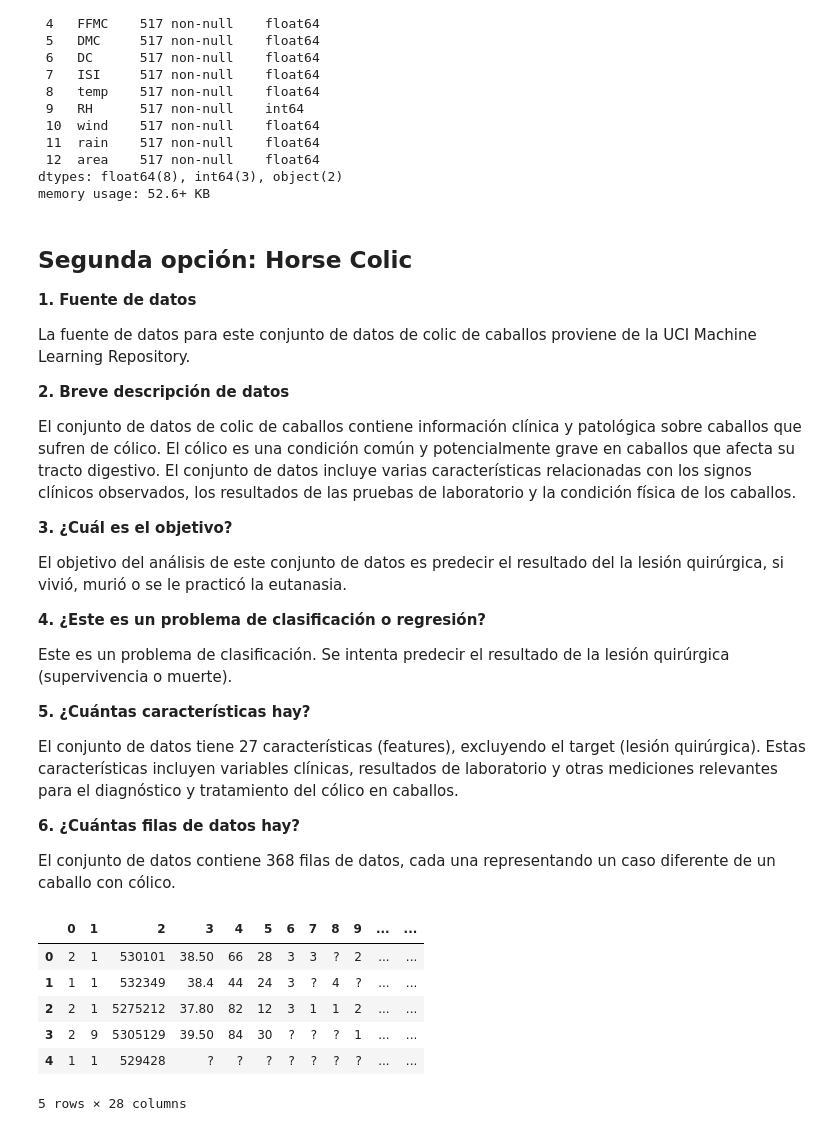
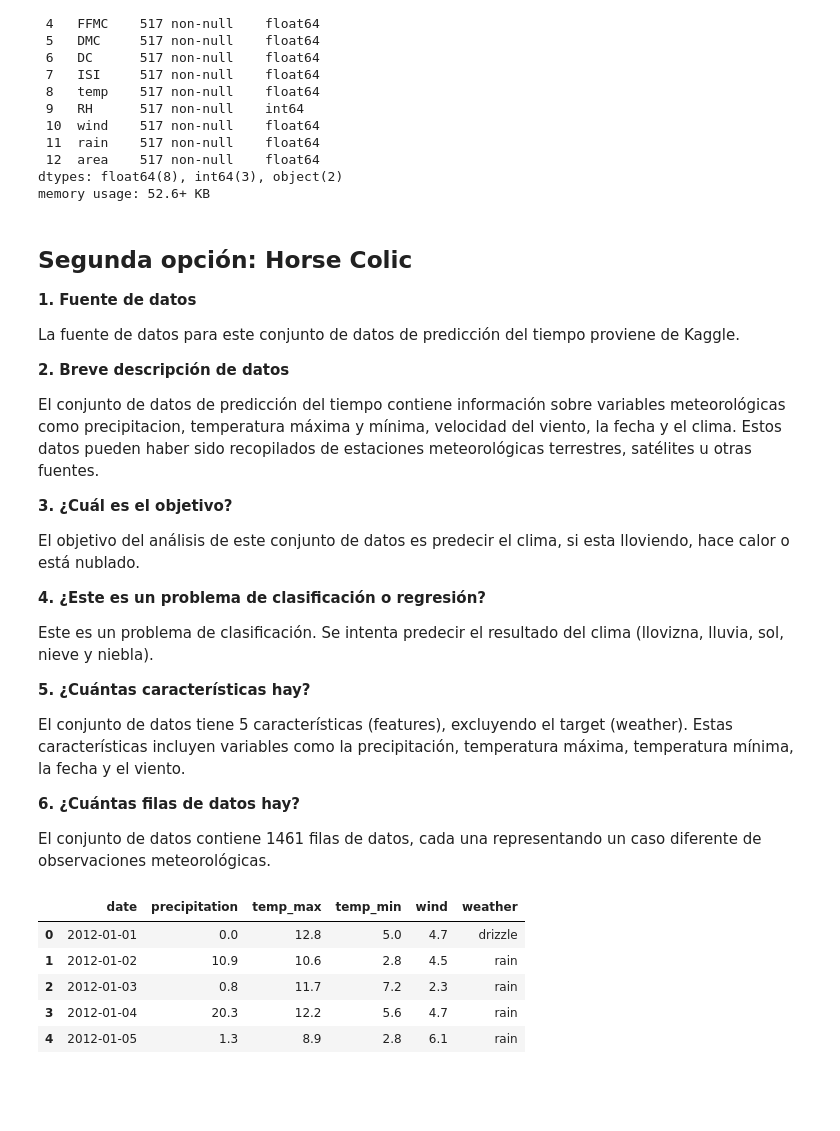
Before and after one commit to betsyvies/dry-beans, a Jupyter notebook: forest_fires.ipynb, the cells around one changed output. Drawn from its saved outputs; the diff is of its cells as text; code cells hidden in the pictures; blank space fills up the shorter version.

```diff
--- a/forest_fires.ipynb
+++ b/forest_fires.ipynb
@@ -82,38 +82,37 @@ memory usage: 52.6+ KB
 
 **1. Fuente de datos**
 
-La fuente de datos para este conjunto de datos de colic de caballos proviene de la UCI Machine Learning Repository.
+La fuente de datos para este conjunto de datos de predicción del tiempo proviene de Kaggle.
 
 **2. Breve descripción de datos**
 
-El conjunto de datos de colic de caballos contiene información clínica y patológica sobre caballos que sufren de cólico. El cólico es una condición común y potencialmente grave en caballos que afecta su tracto digestivo. El conjunto de datos incluye varias características relacionadas con los signos clínicos observados, los resultados de las pruebas de laboratorio y la condición física de los caballos.
+El conjunto de datos de predicción del tiempo contiene información sobre variables meteorológicas como precipitacion, temperatura máxima y mínima, velocidad del viento, la fecha y el clima. Estos datos pueden haber sido recopilados de estaciones meteorológicas terrestres, satélites u otras fuentes.
 
 **3. ¿Cuál es el objetivo?**
 
-El objetivo del análisis de este conjunto de datos es predecir el resultado del la lesión quirúrgica, si vivió, murió o se le practicó la eutanasia.
+El objetivo del análisis de este conjunto de datos es predecir el clima, si esta lloviendo, hace calor o está nublado.
 
 **4. ¿Este es un problema de clasificación o regresión?**
 
-Este es un problema de clasificación. Se intenta predecir  el resultado de la lesión quirúrgica (supervivencia o muerte).
+Este es un problema de clasificación. Se intenta predecir  el resultado del clima (llovizna, lluvia, sol, nieve y niebla).
 
 **5. ¿Cuántas características hay?**
 
-El conjunto de datos tiene 27 características (features), excluyendo el target (lesión quirúrgica). Estas características incluyen variables clínicas, resultados de laboratorio y otras mediciones relevantes para el diagnóstico y tratamiento del cólico en caballos.
+El conjunto de datos tiene 5 características (features), excluyendo el target (weather). Estas características incluyen variables como la precipitación, temperatura máxima, temperatura mínima, la fecha y el viento.
 
 **6. ¿Cuántas filas de datos hay?**
 
-El conjunto de datos contiene 368 filas de datos, cada una representando un caso diferente de un caballo con cólico.
+El conjunto de datos contiene 1461 filas de datos, cada una representando un caso diferente de observaciones meteorológicas.
 # %%
-path = '/content/drive/MyDrive/Data science/Projects/Project 2/horse-colic.data.csv'
+path = '/content/drive/MyDrive/Data science/Projects/Project 2/seattle-weather.csv'
 
 # Read the input CSV file with space as a delimiter
-df = pd.read_csv(path, delimiter=' ', engine='python', header=None, on_bad_lines='skip')
+df = pd.read_csv(path)
 df.head()
 # %% [output]
-|  | 0 | 1 | 2 | 3 | 4 | 5 | 6 | 7 | 8 | 9 | ... | ... |
-| 0 | 2 | 1 | 530101 | 38.50 | 66 | 28 | 3 | 3 | ? | 2 | ... | ... |
-| 1 | 1 | 1 | 532349 | 38.4 | 44 | 24 | 3 | ? | 4 | ? | ... | ... |
-| 2 | 2 | 1 | 5275212 | 37.80 | 82 | 12 | 3 | 1 | 1 | 2 | ... | ... |
-| 3 | 2 | 9 | 5305129 | 39.50 | 84 | 30 | ? | ? | ? | 1 | ... | ... |
-| 4 | 1 | 1 | 529428 | ? | ? | ? | ? | ? | ? | ? | ... | ... |
+|  | date | precipitation | temp_max | temp_min | wind | weather |
+| 0 | 2012-01-01 | 0.0 | 12.8 | 5.0 | 4.7 | drizzle |
+| 1 | 2012-01-02 | 10.9 | 10.6 | 2.8 | 4.5 | rain |
+| 2 | 2012-01-03 | 0.8 | 11.7 | 7.2 | 2.3 | rain |
+| 3 | 2012-01-04 | 20.3 | 12.2 | 5.6 | 4.7 | rain |
+| 4 | 2012-01-05 | 1.3 | 8.9 | 2.8 | 6.1 | rain |
-5 rows × 28 columns
```
Also changed, not shown: parts of 1 cell of this notebook.
